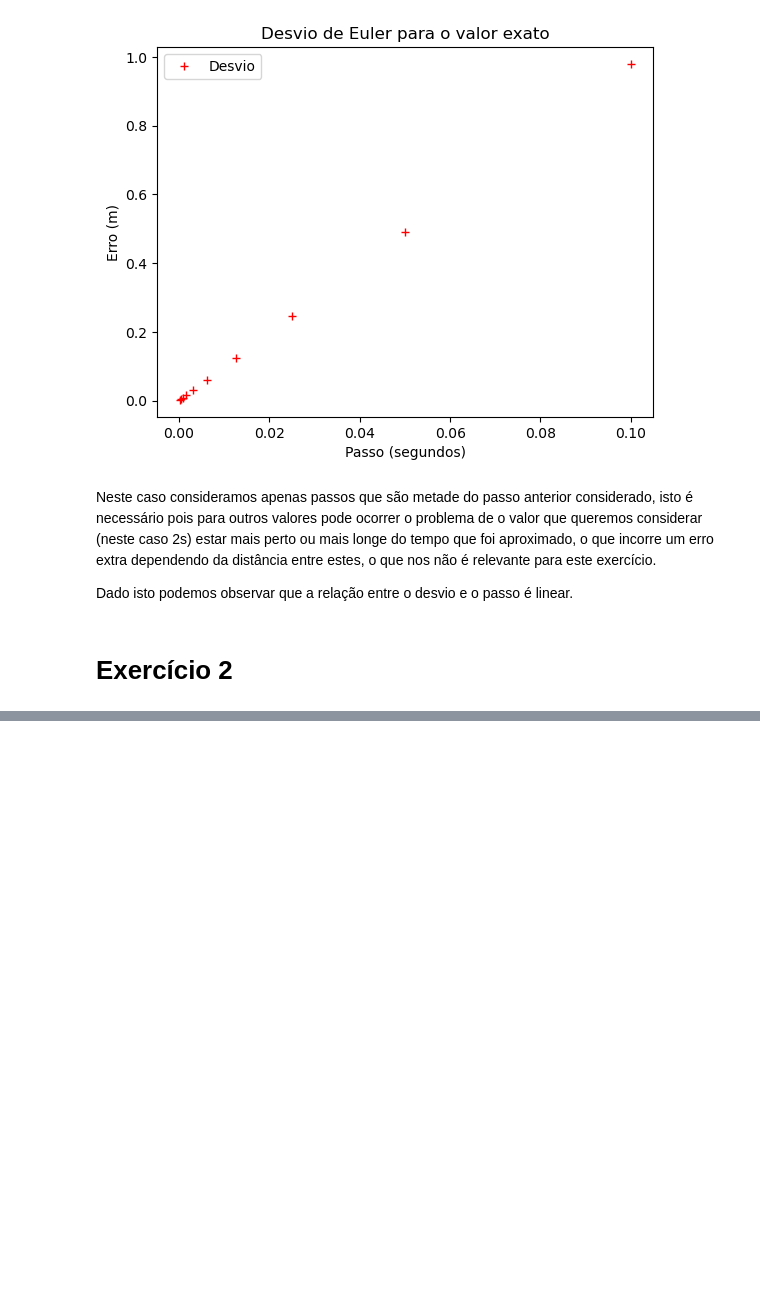
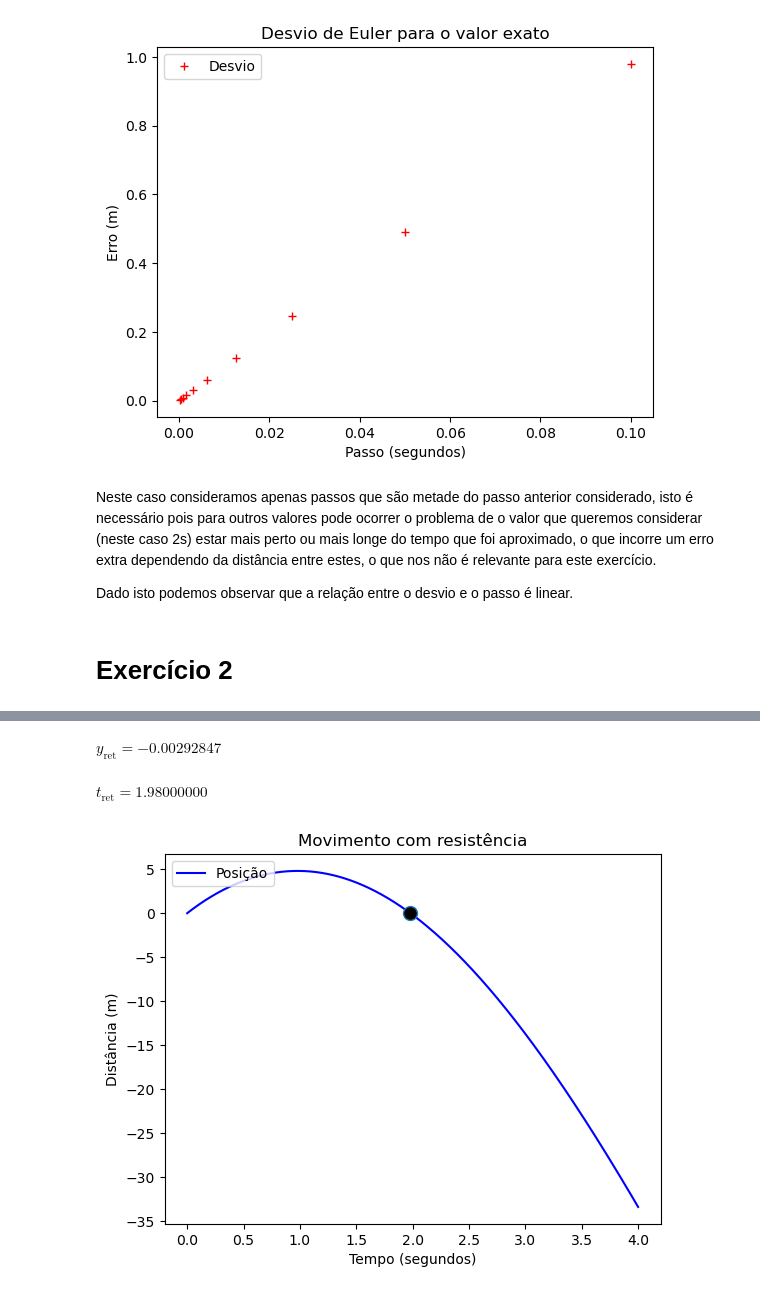
Before and after one commit to JCapucho/universidade, a Jupyter notebook: MSF/aula04/guião.ipynb, the cells around one changed output, grey strips where cells are left out. Cells and saved outputs as stored; diff of their text form; code cells hidden in the pictures; blank space fills up the shorter version.

```diff
--- a/MSF/aula04/guião.ipynb
+++ b/MSF/aula04/guião.ipynb
@@ -347,0 +444,29 @@ $$
+# %%
+idxs = np.where(np.isclose(y, 0, atol=0.005))[0]
+# Queremos o segundo elemento pois o primeiro corresponde ao momento
+# de lançamento inicial.
+idx = idxs[1]
+yRet = y[idx]
+tRet = t[idx]
+# %%
+display(Math(r'y_{{ \text{{ret}} }} = {:.8f}'.format(yRet)))
+display(Math(r't_{{ \text{{ret}} }} = {:.8f}'.format(tRet)))
+# %% [output]
+$\displaystyle y_{ \text{ret} } = -0.00292847$
+$\displaystyle t_{ \text{ret} } = 1.98000000$
+# %%
+plt.plot(t, y, "b", label="Posição")
+plt.plot(
+    tRet,
+    yRet,
+    marker="o",
+    markersize=10,
+    markerfacecolor="black",
+)
+plt.xlabel("Tempo (segundos)")
+plt.ylabel("Distância (m)")
+plt.legend(loc="upper left")
+plt.title("Movimento com resistência")
+plt.show()
+# %% [output]
+[figure, added]
```
Also changed, not shown: parts of 8 cells of this notebook, 1 other file.
